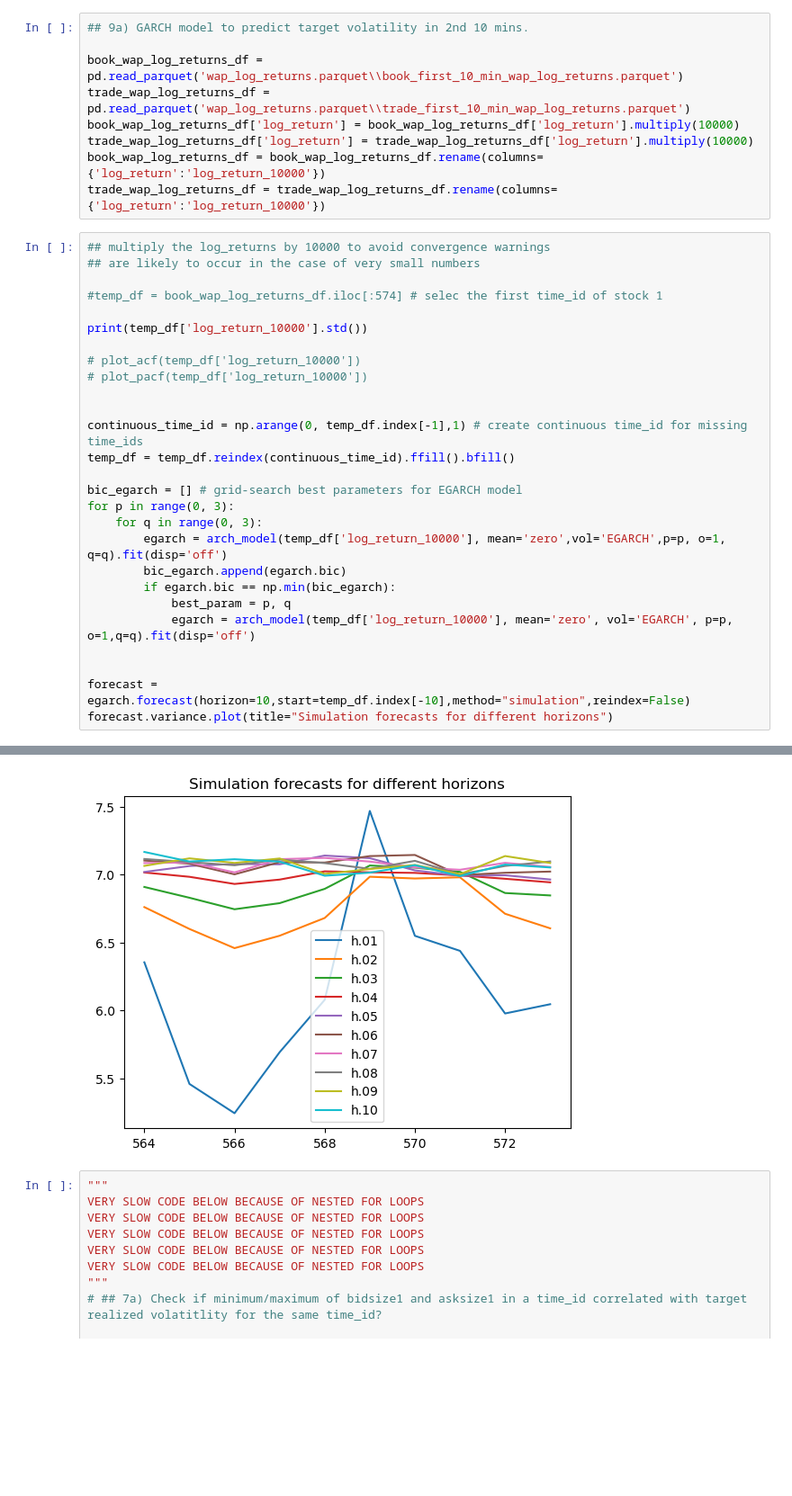
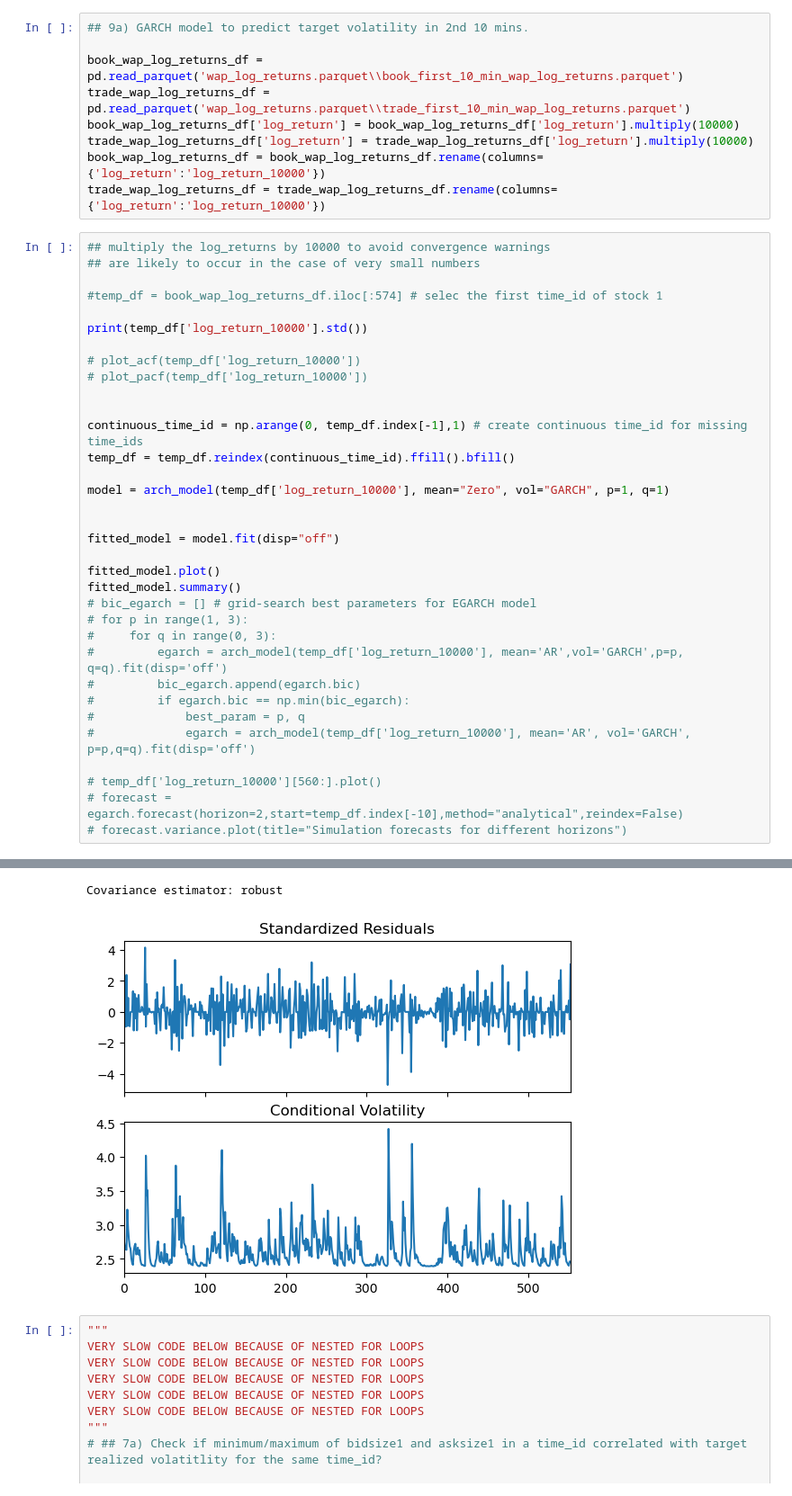
Before and after one commit to JosePeeterson/Optiver-Realized-Volatility-Prediction, a Jupyter notebook: src/Exploratory_Data_Analysis/features_eda_within_stocks.ipynb, the cells around one changed output, grey strips where cells are left out. Shown at 90% size. Cells and saved outputs as stored; diff of their text form; blank space fills up the shorter version.

```diff
--- a/src/Exploratory_Data_Analysis/features_eda_within_stocks.ipynb
+++ b/src/Exploratory_Data_Analysis/features_eda_within_stocks.ipynb
@@ -667,16 +667,23 @@ print(temp_df['log_return_10000'].std())
 continuous_time_id = np.arange(0, temp_df.index[-1],1) # create continuous time_id for missing time_ids
 temp_df = temp_df.reindex(continuous_time_id).ffill().bfill()
 
-bic_egarch = [] # grid-search best parameters for EGARCH model
-for p in range(0, 3):
-    for q in range(0, 3):
-        egarch = arch_model(temp_df['log_return_10000'], mean='zero',vol='EGARCH',p=p, o=1, q=q).fit(disp='off')
-        bic_egarch.append(egarch.bic)
-        if egarch.bic == np.min(bic_egarch):
-            best_param = p, q
-            egarch = arch_model(temp_df['log_return_10000'], mean='zero', vol='EGARCH', p=p, o=1,q=q).fit(disp='off')
+model = arch_model(temp_df['log_return_10000'], mean="Zero", vol="GARCH", p=1, q=1)
 
 
-forecast = egarch.forecast(horizon=10,start=temp_df.index[-10],method="simulation",reindex=False)
-forecast.variance.plot(title="Simulation forecasts for different horizons")
+fitted_model = model.fit(disp="off")
+
+fitted_model.plot()
+fitted_model.summary()
+# bic_egarch = [] # grid-search best parameters for EGARCH model
+# for p in range(1, 3):
+#     for q in range(0, 3):
+#         egarch = arch_model(temp_df['log_return_10000'], mean='AR',vol='GARCH',p=p, q=q).fit(disp='off')
+#         bic_egarch.append(egarch.bic)
+#         if egarch.bic == np.min(bic_egarch):
+#             best_param = p, q
+#             egarch = arch_model(temp_df['log_return_10000'], mean='AR', vol='GARCH', p=p,q=q).fit(disp='off')
+
+# temp_df['log_return_10000'][560:].plot()
+# forecast = egarch.forecast(horizon=2,start=temp_df.index[-10],method="analytical",reindex=False)
+# forecast.variance.plot(title="Simulation forecasts for different horizons")
 # %% [output]
@@ -685,4 +705,5 @@ forecast.variance.plot(title="Simulation forecasts for different horizons")
+Covariance estimator: robust
-[figure, old version]
+[figure, new version]
 # %%
 """
 VERY SLOW CODE BELOW BECAUSE OF NESTED FOR LOOPS
```
Also changed, not shown: parts of 1 cell of this notebook.
